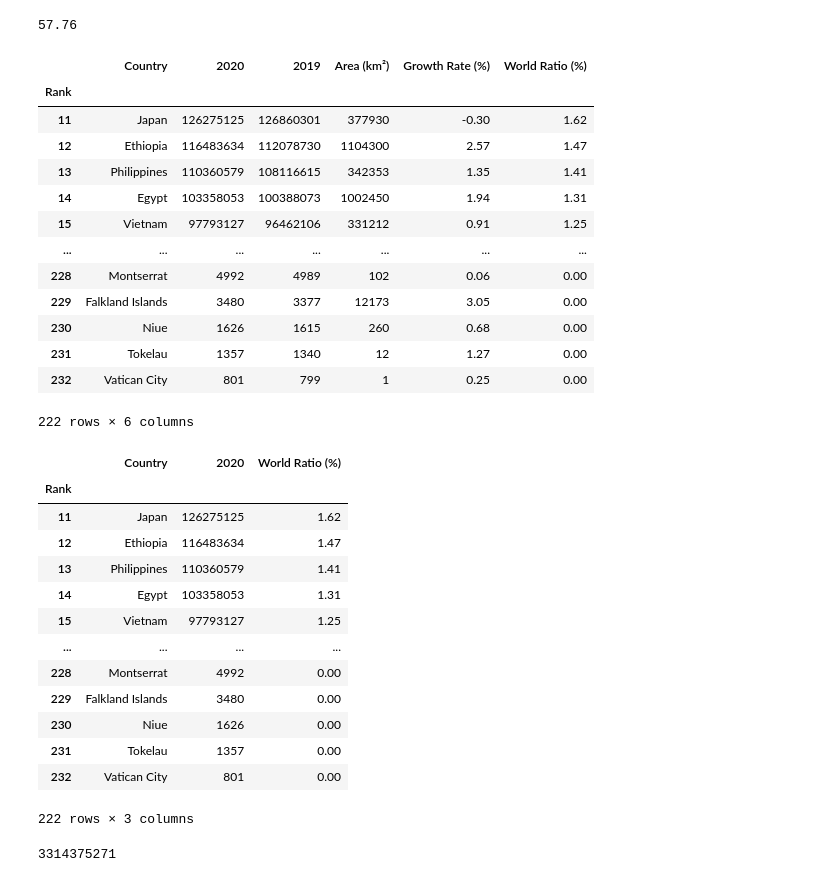
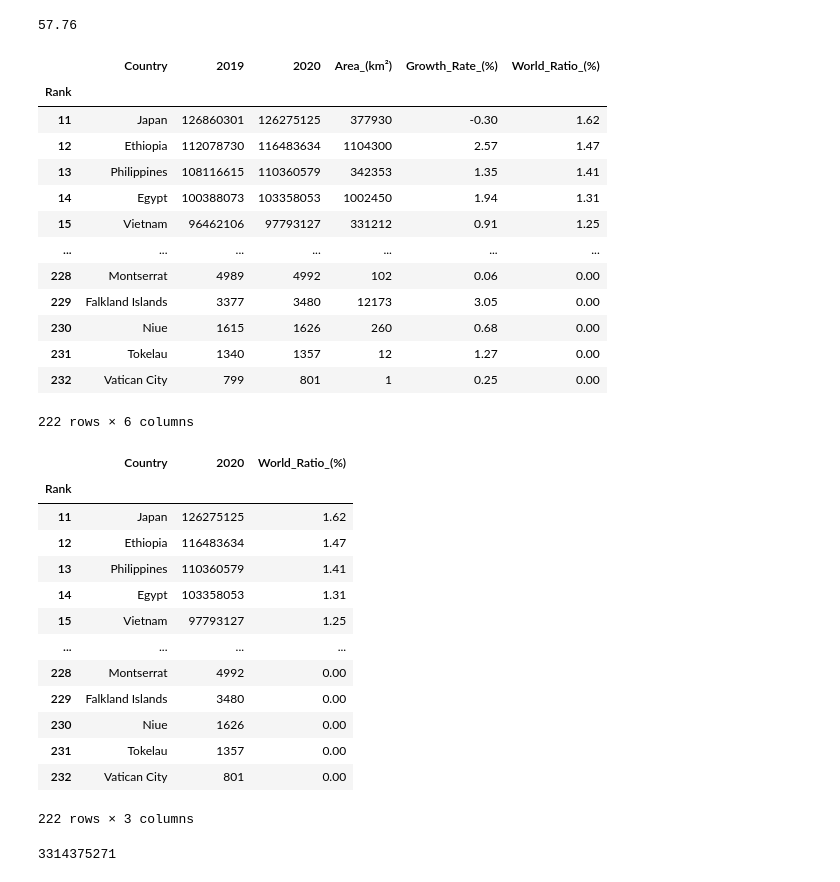
Before and after one commit to Rye-Git/UWA-Project_2, a Jupyter notebook: source_code/country_vs_world.ipynb, the cells around one changed output. Drawn from its saved outputs; the diff is of its cells as text; code cells hidden in the pictures.

```diff
--- a/source_code/country_vs_world.ipynb
+++ b/source_code/country_vs_world.ipynb
@@ -4,7 +4,7 @@
 import pandas as pd
 # %%
 # assign the country csv file to a variable
-path = ('../clean_data/country_clean.csv')
+path = ('../clean_data/country_population_change_2yrs.csv')
 
 # read the csv file
 countries_vs_world = pd.read_csv(path, index_col=0)
@@ -68,26 +68,26 @@ print(top_10['World Ratio (%)'].sum(axis=0))
 rest_of_the_world = countries_vs_world.tail(222)
 rest_of_the_world
 # %% [output]
-|  | Country | 2020 | 2019 | Area (km²) | Growth Rate (%) | World Ratio (%) |
+|  | Country | 2019 | 2020 | Area_(km²) | Growth_Rate_(%) | World_Ratio_(%) |
 | Rank |  |  |  |  |  |  |
-| 11 | Japan | 126275125 | 126860301 | 377930 | -0.30 | 1.62 |
-| 12 | Ethiopia | 116483634 | 112078730 | 1104300 | 2.57 | 1.47 |
-| 13 | Philippines | 110360579 | 108116615 | 342353 | 1.35 | 1.41 |
-| 14 | Egypt | 103358053 | 100388073 | 1002450 | 1.94 | 1.31 |
-| 15 | Vietnam | 97793127 | 96462106 | 331212 | 0.91 | 1.25 |
+| 11 | Japan | 126860301 | 126275125 | 377930 | -0.30 | 1.62 |
+| 12 | Ethiopia | 112078730 | 116483634 | 1104300 | 2.57 | 1.47 |
+| 13 | Philippines | 108116615 | 110360579 | 342353 | 1.35 | 1.41 |
+| 14 | Egypt | 100388073 | 103358053 | 1002450 | 1.94 | 1.31 |
+| 15 | Vietnam | 96462106 | 97793127 | 331212 | 0.91 | 1.25 |
 | ... | ... | ... | ... | ... | ... | ... |
-| 228 | Montserrat | 4992 | 4989 | 102 | 0.06 | 0.00 |
-| 229 | Falkland Islands | 3480 | 3377 | 12173 | 3.05 | 0.00 |
-| 230 | Niue | 1626 | 1615 | 260 | 0.68 | 0.00 |
-| 231 | Tokelau | 1357 | 1340 | 12 | 1.27 | 0.00 |
-| 232 | Vatican City | 801 | 799 | 1 | 0.25 | 0.00 |
+| 228 | Montserrat | 4989 | 4992 | 102 | 0.06 | 0.00 |
+| 229 | Falkland Islands | 3377 | 3480 | 12173 | 3.05 | 0.00 |
+| 230 | Niue | 1615 | 1626 | 260 | 0.68 | 0.00 |
+| 231 | Tokelau | 1340 | 1357 | 12 | 1.27 | 0.00 |
+| 232 | Vatican City | 799 | 801 | 1 | 0.25 | 0.00 |
 222 rows × 6 columns
 # %%
 # delete unecessary columns
-del rest_of_the_world['2019'], rest_of_the_world['Area (km²)'], rest_of_the_world['Growth Rate (%)']
+del rest_of_the_world['2019'], rest_of_the_world['Area_(km²)'], rest_of_the_world['Growth_Rate_(%)']
 rest_of_the_world
 # %% [output]
-|  | Country | 2020 | World Ratio (%) |
+|  | Country | 2020 | World_Ratio_(%) |
 | Rank |  |  |  |
 | 11 | Japan | 126275125 | 1.62 |
 | 12 | Ethiopia | 116483634 | 1.47 |
```
Also changed, not shown: parts of 8 cells of this notebook, 6 other files.
